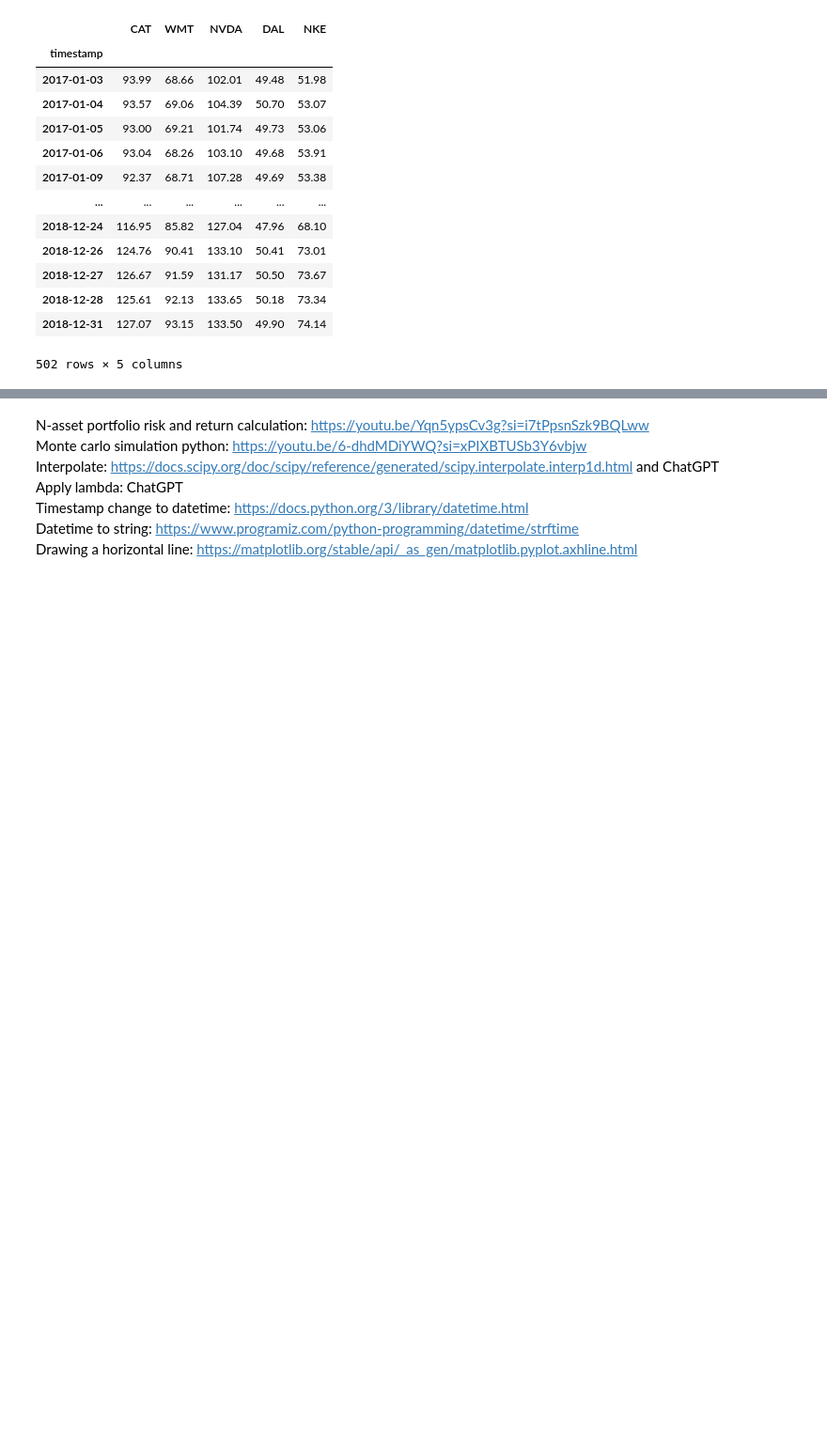
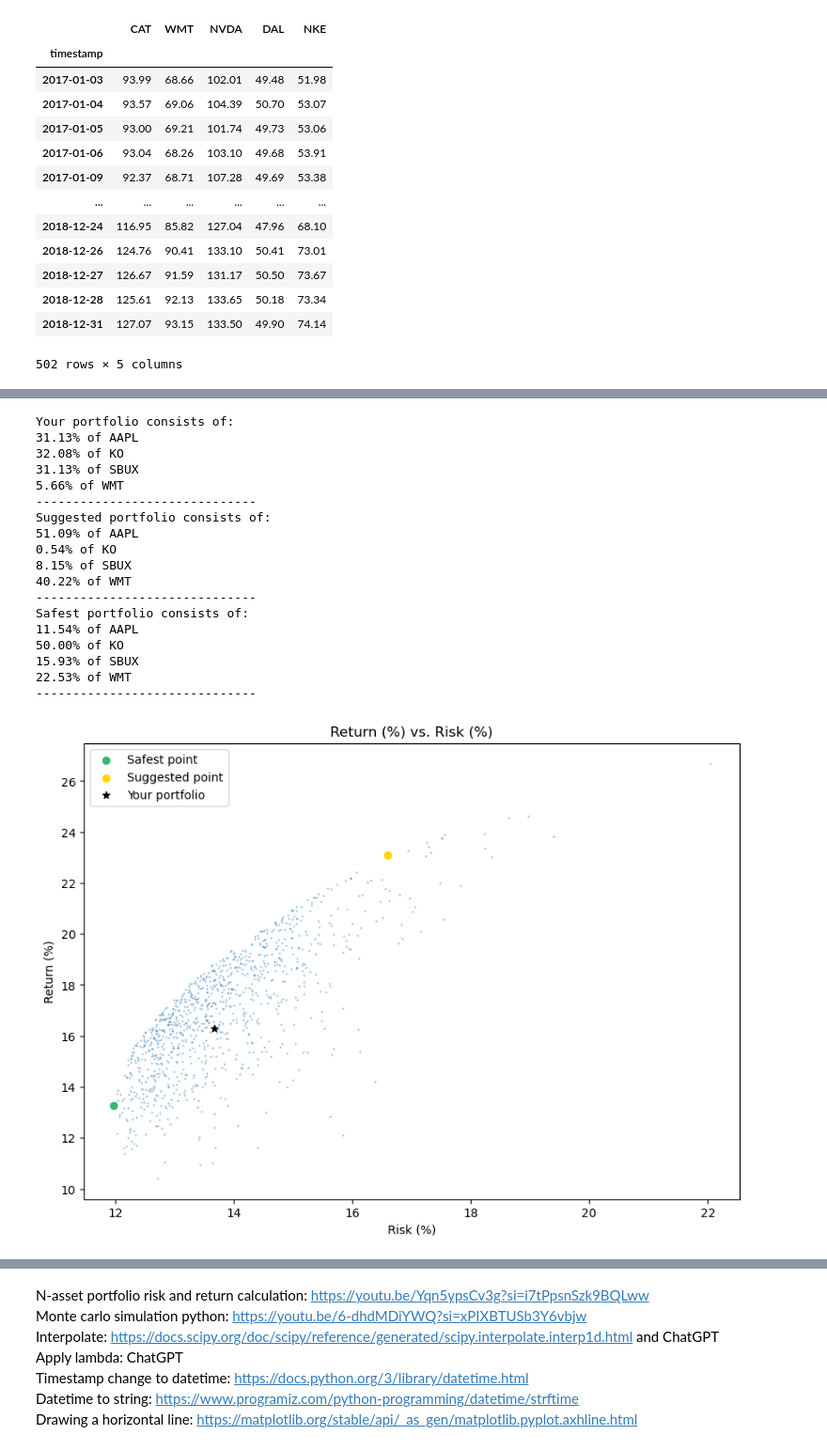
Before and after one commit to wkssm18/project_1, a Jupyter notebook: Bin.ipynb, the cells around one changed output, grey strips where cells are left out. Shown at 94% size. Cells and saved outputs as stored; diff of their text form; code cells hidden in the pictures; blank space fills up the shorter version.

```diff
--- a/Bin.ipynb
+++ b/Bin.ipynb
@@ -297 +300,23 @@ a = mc_sim(df, my_weight, 252, 500)
+# %%
+return_vs_risk_graph(df, 1000, my_weight, risk_free_return = 4)
+# %% [output]
+Your portfolio consists of:
+31.13% of AAPL
+32.08% of KO
+31.13% of SBUX
+5.66% of WMT
+------------------------------
+Suggested portfolio consists of:
+51.09% of AAPL
+0.54% of KO
+8.15% of SBUX
+40.22% of WMT
+------------------------------
+Safest portfolio consists of:
+11.54% of AAPL
+50.00% of KO
+15.93% of SBUX
+22.53% of WMT
+------------------------------
+[figure, added]
 # %%
```
Also changed, not shown: parts of 8 cells of this notebook.
